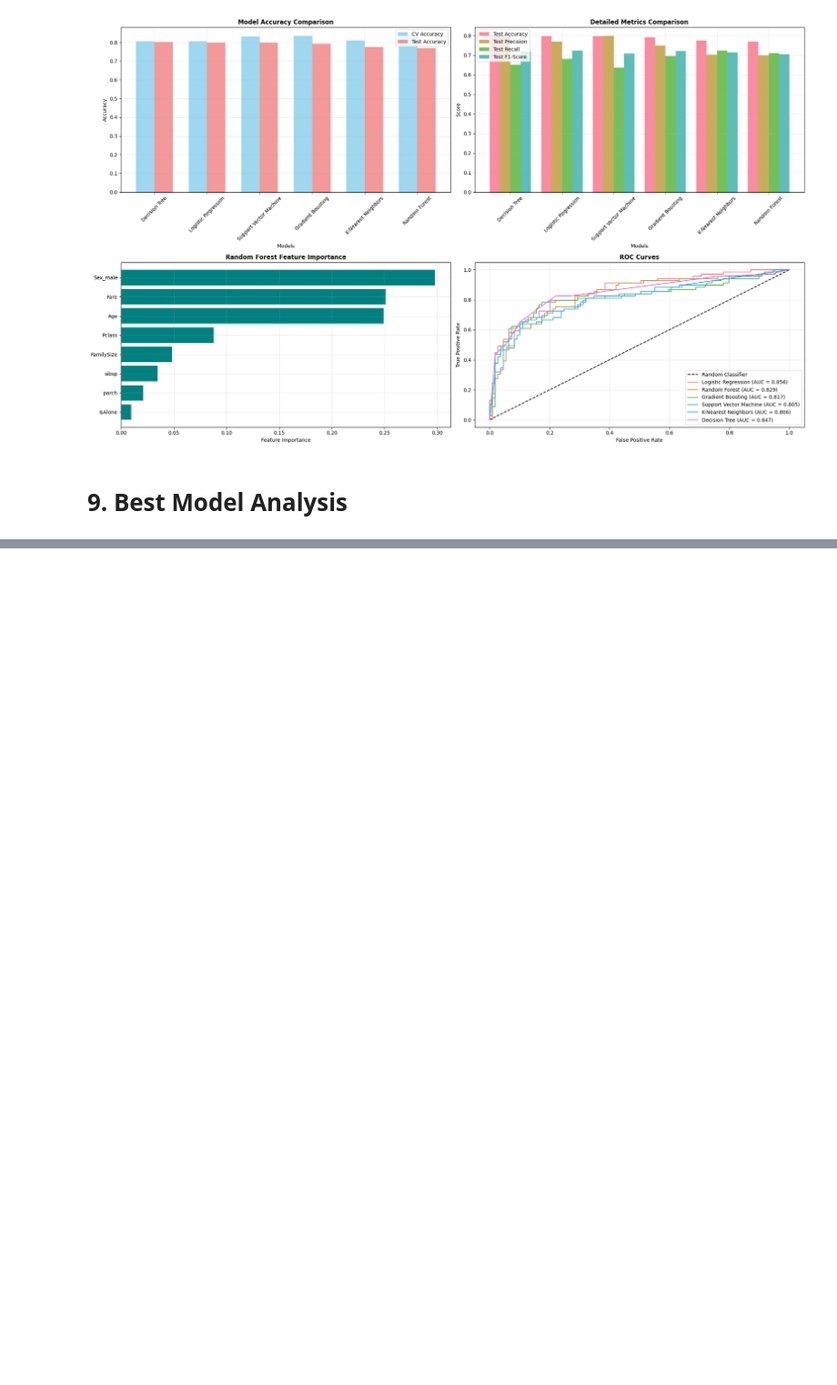
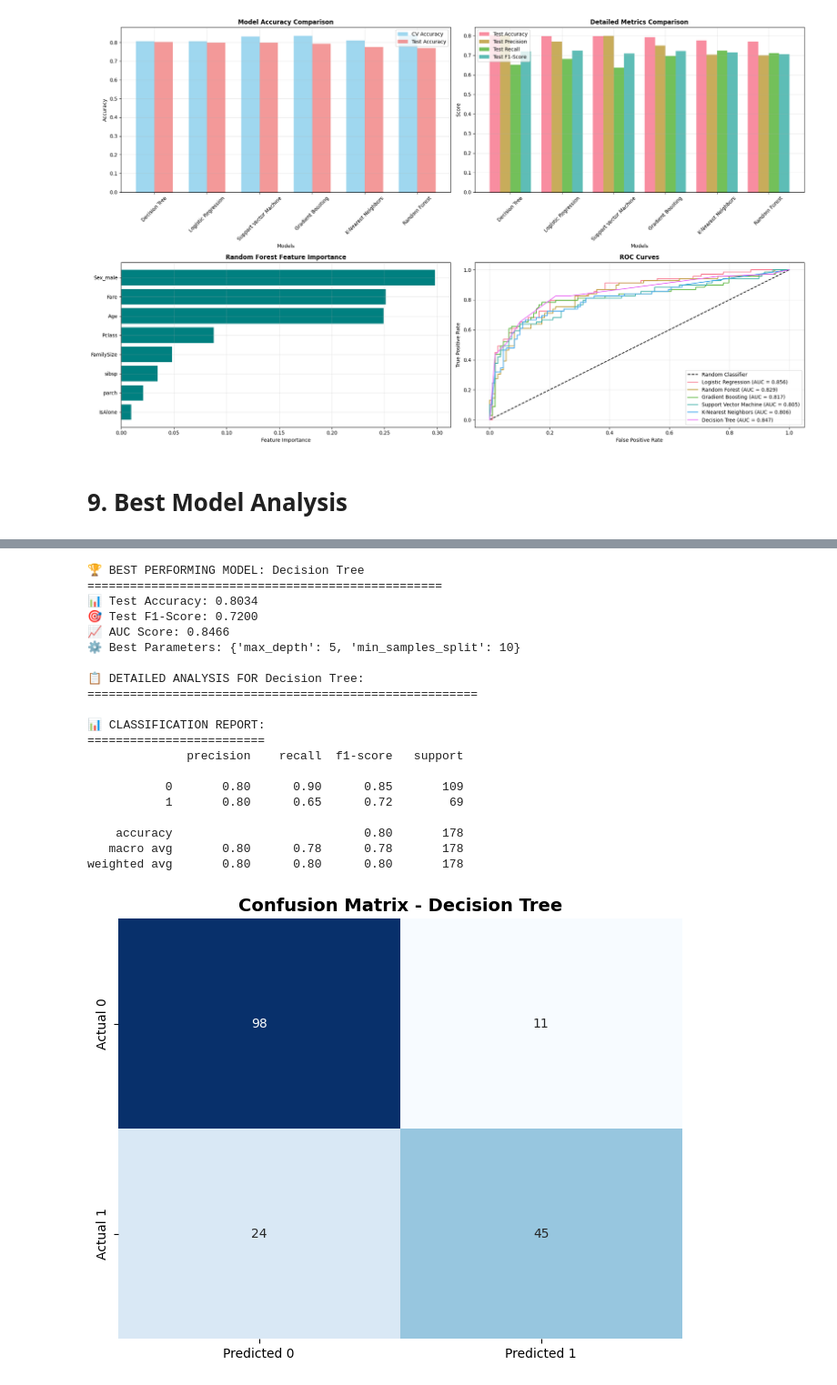
Before and after one commit to Clinton1029/Titanic_Survival_Prediction_ML, a Jupyter notebook: Titanic_Survival_Prediction_ML.ipynb, the cells around one changed output, grey strips where cells are left out. Shown at 91% size. Cells and saved outputs as stored; diff of their text form; code cells hidden in the pictures; blank space fills up the shorter version.

Commit message:
updated the Best Model Analysis

```diff
--- a/Titanic_Survival_Prediction_ML.ipynb
+++ b/Titanic_Survival_Prediction_ML.ipynb
@@ -1044,0 +699,63 @@ Cross-Validation Consistency: 0.997
+# %%
+# Select best model
+best_model_name = results_df.iloc[0]['Model']
+best_model_info = trained_models[best_model_name]
+best_model = best_model_info['model']
+
+print(f"🏆 BEST PERFORMING MODEL: {best_model_name}")
+print("=" * 50)
+print(f"📊 Test Accuracy: {best_model_info['test_accuracy']:.4f}")
+print(f"🎯 Test F1-Score: {best_model_info['test_f1']:.4f}")
+print(f"📈 AUC Score: {best_model_info['test_auc']:.4f}" if best_model_info['test_auc'] else "📈 AUC Score: N/A")
+print(f"⚙️ Best Parameters: {best_model_info['best_params']}")
+
+# %%
+# Detailed analysis of best model
+print(f"\n📋 DETAILED ANALYSIS FOR {best_model_name}:")
+print("=" * 55)
+
+# Use appropriate data for the best model
+if best_model_name in ['Logistic Regression', 'Support Vector Machine', 'K-Nearest Neighbors']:
+    X_test_used = X_test_scaled
+else:
+    X_test_used = X_test
+
+# Predictions
+y_pred = best_model.predict(X_test_used)
+y_pred_proba = best_model.predict_proba(X_test_used)[:, 1] if hasattr(best_model, "predict_proba") else None
+
+# Classification Report
+print("\n📊 CLASSIFICATION REPORT:")
+print("=" * 25)
+print(classification_report(y_test, y_pred))
+
+# Confusion Matrix
+plt.figure(figsize=(8, 6))
+cm = confusion_matrix(y_test, y_pred)
+sns.heatmap(cm, annot=True, fmt='d', cmap='Blues', cbar=False,
+            xticklabels=['Predicted 0', 'Predicted 1'],
+            yticklabels=['Actual 0', 'Actual 1'])
+plt.title(f'Confusion Matrix - {best_model_name}', fontweight='bold', fontsize=14)
+plt.show()
+# %% [output]
+🏆 BEST PERFORMING MODEL: Decision Tree
+==================================================
+📊 Test Accuracy: 0.8034
+🎯 Test F1-Score: 0.7200
+📈 AUC Score: 0.8466
+⚙️ Best Parameters: {'max_depth': 5, 'min_samples_split': 10}
+
+📋 DETAILED ANALYSIS FOR Decision Tree:
+=======================================================
+
+📊 CLASSIFICATION REPORT:
+=========================
+              precision    recall  f1-score   support
+
+           0       0.80      0.90      0.85       109
+           1       0.80      0.65      0.72        69
+
+    accuracy                           0.80       178
+   macro avg       0.80      0.78      0.78       178
+weighted avg       0.80      0.80      0.80       178
+[figure, added]
```
Also changed, not shown: parts of 1 cell of this notebook.
